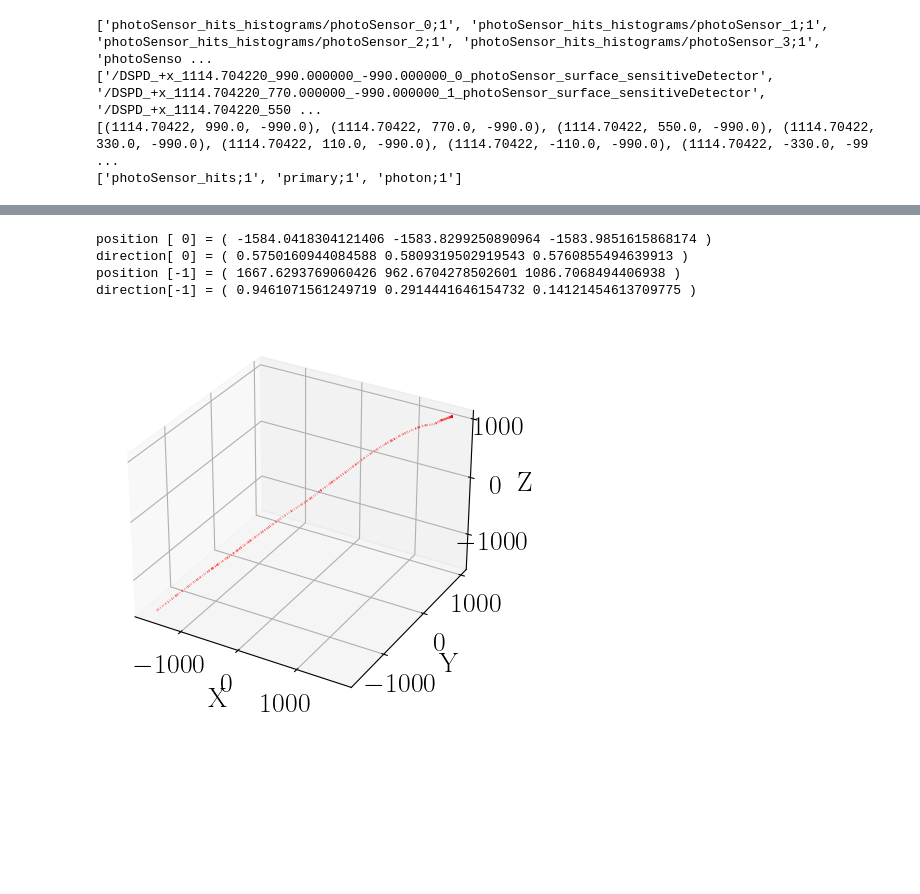
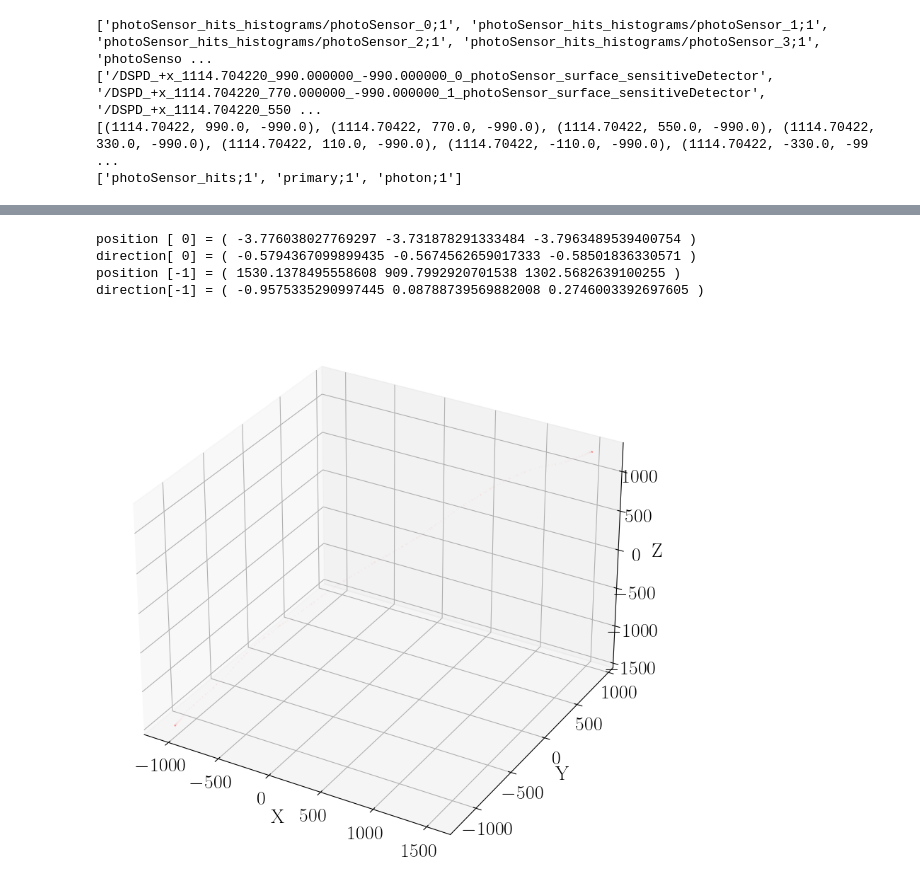
Before and after one commit to Noah-Everett/DSPS-Detector, a Jupyter notebook: analysis/preliminary.ipynb, the cells around one changed output, grey strips where cells are left out. Drawn from its saved outputs; the diff is of its cells as text; code cells hidden in the pictures; blank space fills up the shorter version.

```diff
--- a/analysis/preliminary.ipynb
+++ b/analysis/preliminary.ipynb
@@ -32,8 +32,8 @@ mpl.rcParams.update(params)
 # file_input_name = '../runs/calibration/calibration_-0.85000_-0.85000_-0.85000.root'
 # file_input_name = '../runs/calibration/calibration_-0.85000_-0.85000_-0.85000.root'
 # file_input_name = '../runs/output_NEST_e-_1MeV.root'
-# file_input_name = '../build/event_total.root'
-file_input_name = '../build/event.root'
+file_input_name = '../build/event_total.root'
+# file_input_name = '../build/event.root'
 histogram_directory = 'photoSensor_hits_histograms'
 file_input_pyroot = ROOT.TFile(file_input_name)
 file_input_uproot = uproot.open(file_input_name)
@@ -246,32 +273,31 @@ for name in tqdm.tqdm(tree_names):
 # %%
 primary_pdg         = np.array(branch_data['primary_pdg'])
 pdg = 13
 
 primary_position_x  = np.array(branch_data['primary_position_x'][primary_pdg == pdg])
 primary_position_y  = np.array(branch_data['primary_position_y'][primary_pdg == pdg])
 primary_position_z  = np.array(branch_data['primary_position_z'][primary_pdg == pdg])
 primary_direction_x = np.array(branch_data['primary_direction_x'][primary_pdg == pdg])
 primary_direction_y = np.array(branch_data['primary_direction_y'][primary_pdg == pdg])
 primary_direction_z = np.array(branch_data['primary_direction_z'][primary_pdg == pdg])
 
 print('position [ 0] = (',primary_position_x[0], primary_position_y[0], primary_position_z[0],')')
 print('direction[ 0] = (',primary_direction_x[0], primary_direction_y[0], primary_direction_z[0],')')
 print('position [-1] = (',primary_position_x[-1], primary_position_y[-1], primary_position_z[-1],')')
 print('direction[-1] = (',primary_direction_x[-1], primary_direction_y[-1], primary_direction_z[-1],')')
 
-fig = plt.figure()
+fig = plt.figure(figsize=(10,10))
 ax = fig.add_subplot(111, projection='3d')
 ax.quiver(primary_position_x , primary_position_y , primary_position_z ,
           primary_direction_x, primary_direction_y, primary_direction_z,
-          length=3.0, color='red')
+          length=0.1, color='red')
 ax.set_xlabel('X')
 ax.set_ylabel('Y')
 ax.set_zlabel('Z')
-
-plt.show()
+fig.show()
 # %% [output]
-position [ 0] = ( -1584.0418304121406 -1583.8299250890964 -1583.9851615868174 )
-direction[ 0] = ( 0.5750160944084588 0.5809319502919543 0.5760855494639913 )
-position [-1] = ( 1667.6293769060426 962.6704278502601 1086.7068494406938 )
-direction[-1] = ( 0.9461071561249719 0.2914441646154732 0.14121454613709775 )
+position [ 0] = ( -3.776038027769297 -3.731878291333484 -3.7963489539400754 )
+direction[ 0] = ( -0.5794367099899435 -0.5674562659017333 -0.58501836330571 )
+position [-1] = ( 1530.1378495558608 909.7992920701538 1302.5682639100255 )
+direction[-1] = ( -0.9575335290997445 0.08788739569882008 0.2746003392697605 )
-[figure, old version]
+[figure, new version]
```
Also changed, not shown: parts of 14 cells of this notebook, 28 other files.
